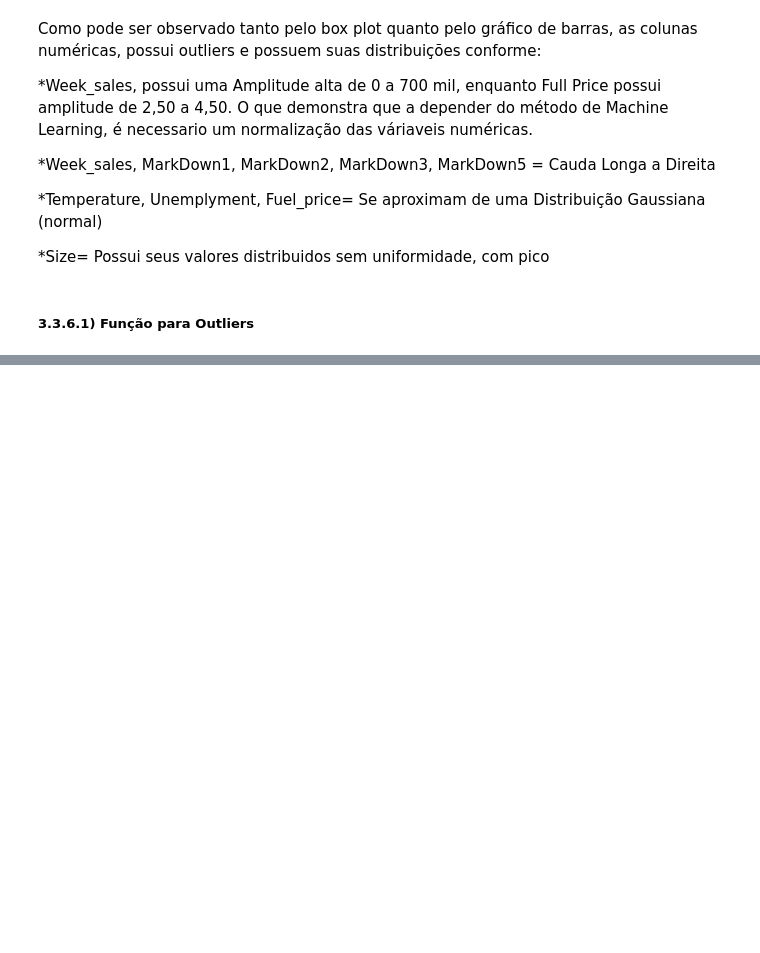
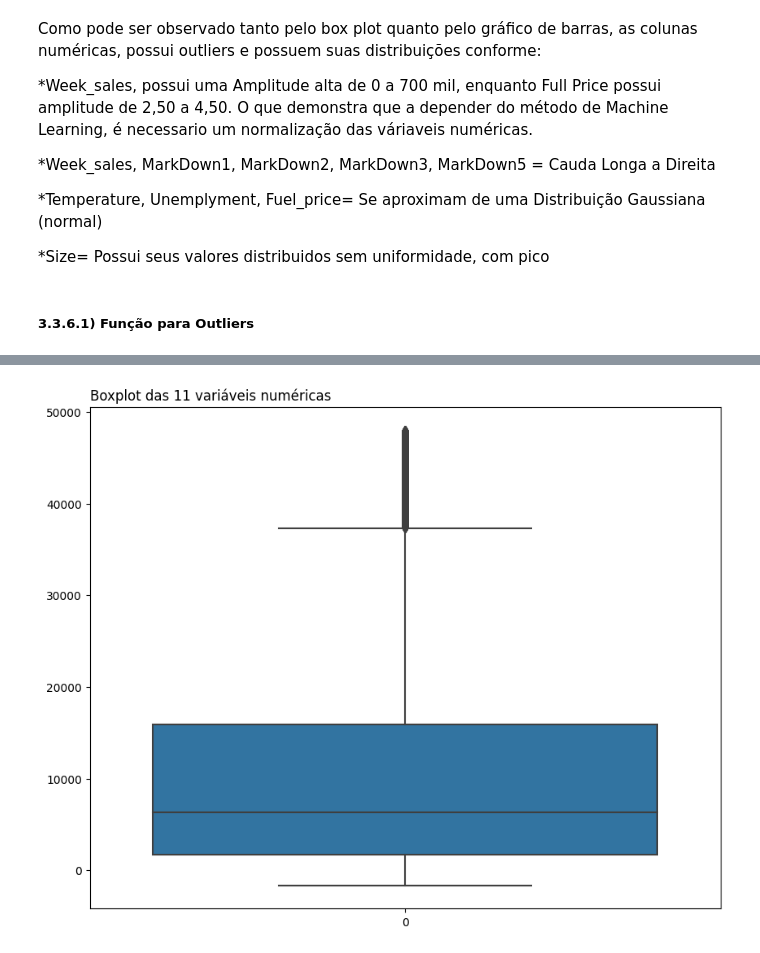
Before and after one commit to JeanBonatto/ProjetoWalmartAnalitcs, a Jupyter notebook: WalmartAnalitcs.ipynb, the cells around one changed output, grey strips where cells are left out. Saved outputs shown, nothing was run; the diff lists cells and outputs as text; code cells hidden in the pictures; blank space fills up the shorter version.

```diff
--- a/WalmartAnalitcs.ipynb
+++ b/WalmartAnalitcs.ipynb
@@ -413,0 +476,8 @@ dfNumber.describe()
+# %%
+# Análise exploratória, através do Boxplot, para verificação de presença de Outliers
+plt.figure(figsize=(10,8))
+plt.title("Boxplot das 11 variáveis numéricas", loc='left')
+ax = sns.boxplot(data = dfNumber["Weekly_Sales"])
+plt.show()
+# %% [output]
+[figure, added]
```
Also changed, not shown: parts of 12 cells of this notebook.
